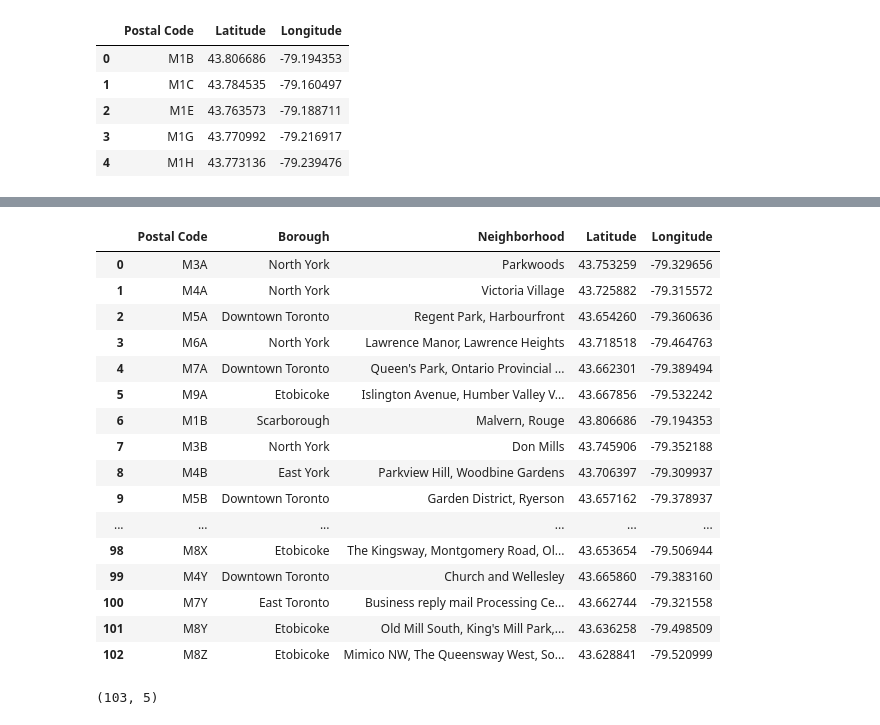
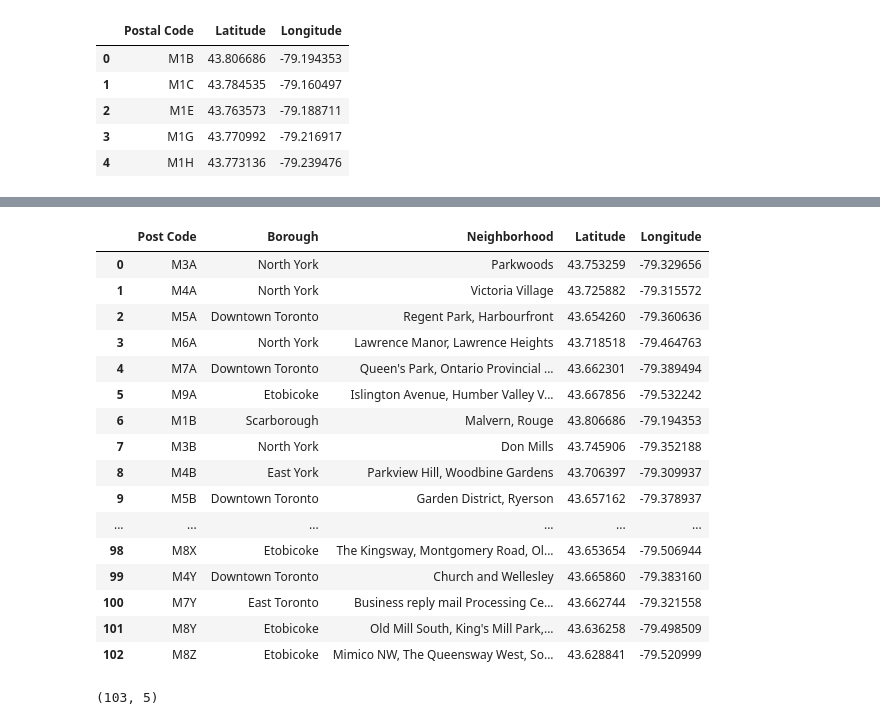
Before and after one commit to TLWWent/Toronto-Neighborhood-Analysis, a Jupyter notebook: Toronto Neigborhood Project Ver 2.ipynb, the cells around one changed output, grey strips where cells are left out. Saved outputs shown, nothing was run; the diff lists cells and outputs as text; code cells hidden in the pictures.

```diff
--- a/Toronto Neigborhood Project Ver 2.ipynb
+++ b/Toronto Neigborhood Project Ver 2.ipynb
@@ -230,3 +223,8 @@ df_coords.head()
 | 2 | M1E | 43.763573 | -79.188711 |
 | 3 | M1G | 43.770992 | -79.216917 |
 | 4 | M1H | 43.773136 | -79.239476 |
+# %%
+# Rename df_coords column "Postal Code" to "Post Code"
+df_coords.rename(columns={'Postal Code':'Post Code'}, inplace=True)
+
+df_coords
@@ -235,9 +251,9 @@ df_coords.head()
 # %%
-tor_address = df_tor_initial.merge(df_coords)
+tor_address = pd.merge(df_tor_initial, df_coords, how='outer', on=['Post Code'])
 
 tor_address
 # %% [output]
-|  | Postal Code | Borough | Neighborhood | Latitude | Longitude |
+|  | Post Code | Borough | Neighborhood | Latitude | Longitude |
 | 0 | M3A | North York | Parkwoods | 43.753259 | -79.329656 |
 | 1 | M4A | North York | Victoria Village | 43.725882 | -79.315572 |
 | 2 | M5A | Downtown Toronto | Regent Park, Harbourfront | 43.654260 | -79.360636 |
```
Also changed, not shown: parts of 40 cells of this notebook.
